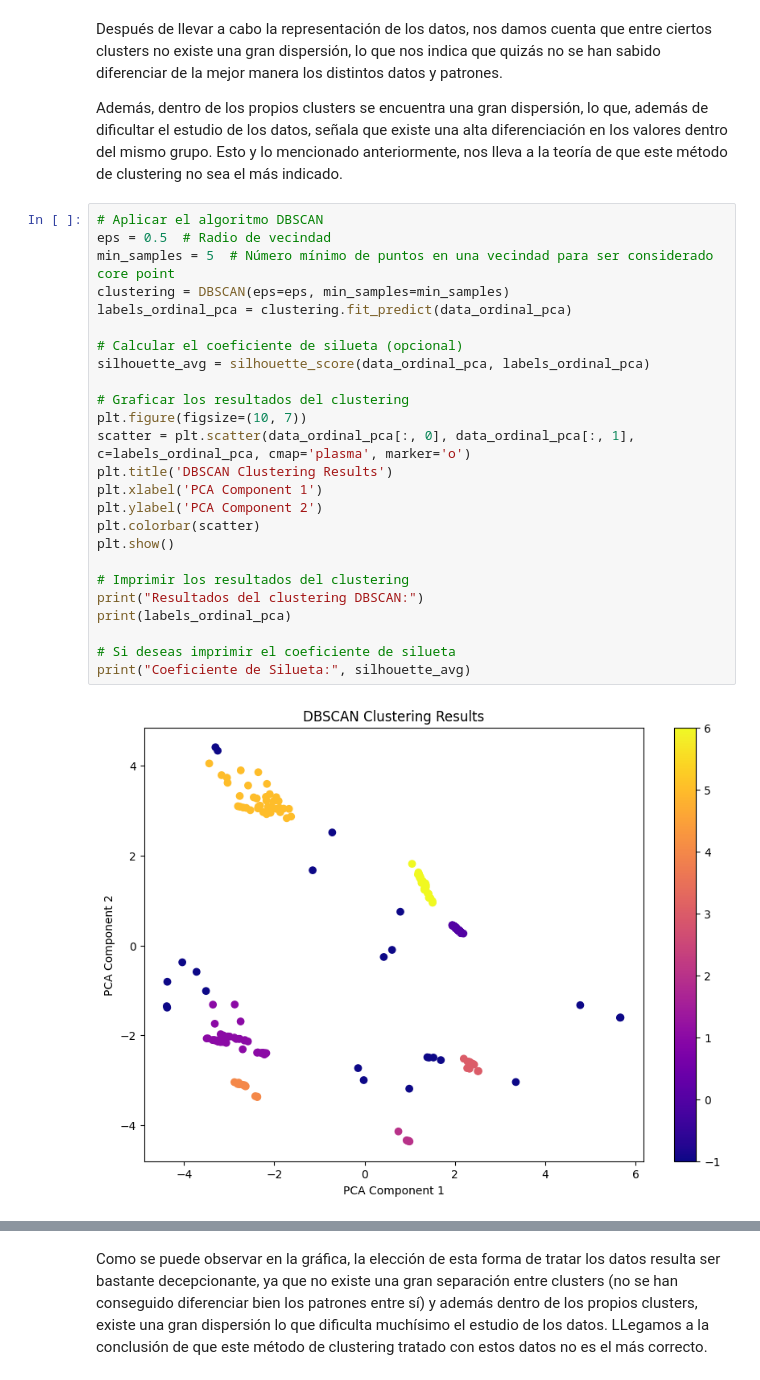
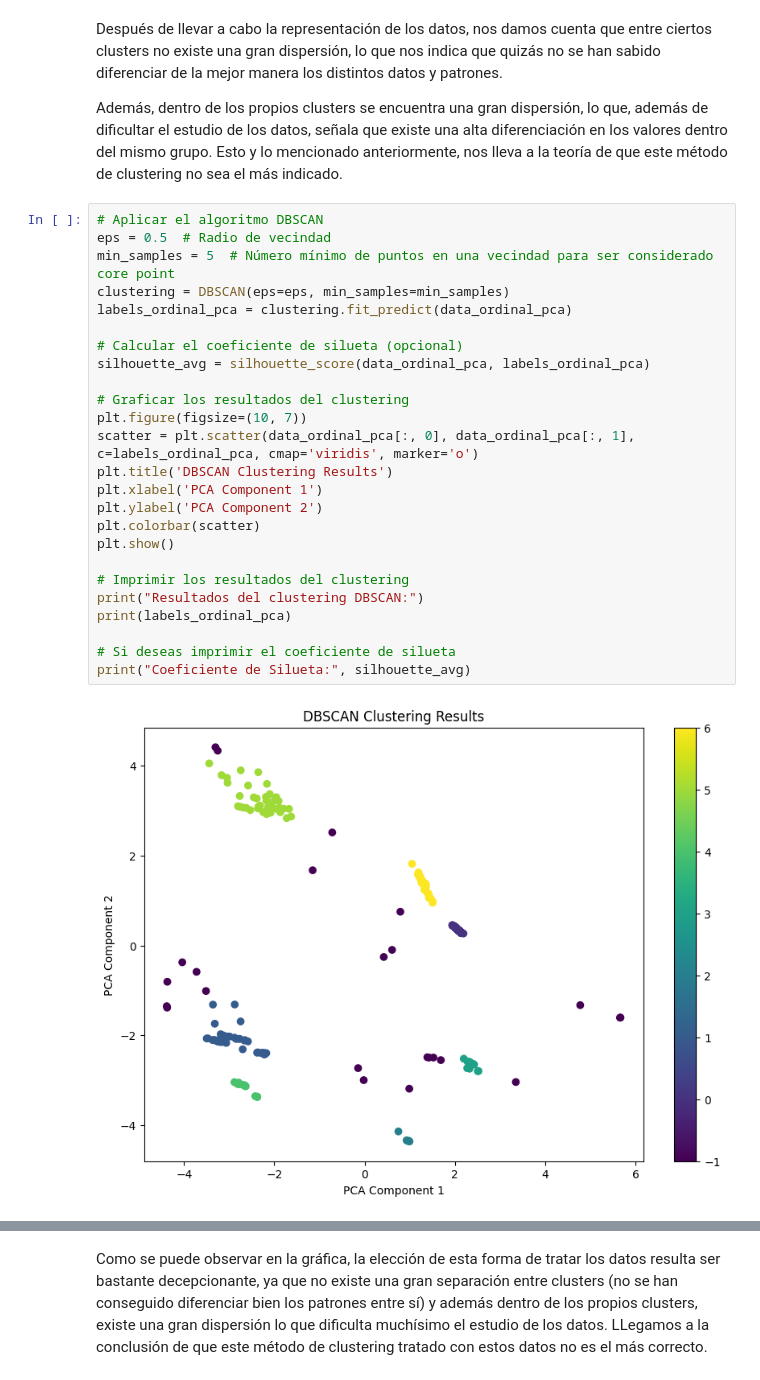
Before and after one commit to MigueLucena/Determinaci-n-Tipos-de-Estrellas, a Jupyter notebook: Practica2NT1.ipynb, the cells around one changed output, grey strips where cells are left out. Drawn from its saved outputs; the diff is of its cells as text.

```diff
--- a/Practica2NT1.ipynb
+++ b/Practica2NT1.ipynb
@@ -548,30 +548,30 @@ Además, dentro de los propios clusters se encuentra una gran dispersión, lo qu
 # %%
 # Aplicar el algoritmo DBSCAN
 eps = 0.5  # Radio de vecindad
 min_samples = 5  # Número mínimo de puntos en una vecindad para ser considerado core point
 clustering = DBSCAN(eps=eps, min_samples=min_samples)
 labels_ordinal_pca = clustering.fit_predict(data_ordinal_pca)
 
 # Calcular el coeficiente de silueta (opcional)
 silhouette_avg = silhouette_score(data_ordinal_pca, labels_ordinal_pca)
 
 # Graficar los resultados del clustering
 plt.figure(figsize=(10, 7))
-scatter = plt.scatter(data_ordinal_pca[:, 0], data_ordinal_pca[:, 1], c=labels_ordinal_pca, cmap='plasma', marker='o')
+scatter = plt.scatter(data_ordinal_pca[:, 0], data_ordinal_pca[:, 1], c=labels_ordinal_pca, cmap='viridis', marker='o')
 plt.title('DBSCAN Clustering Results')
 plt.xlabel('PCA Component 1')
 plt.ylabel('PCA Component 2')
 plt.colorbar(scatter)
 plt.show()
 
 # Imprimir los resultados del clustering
 print("Resultados del clustering DBSCAN:")
 print(labels_ordinal_pca)
 
 # Si deseas imprimir el coeficiente de silueta
 print("Coeficiente de Silueta:", silhouette_avg)
 # %% [output]
-[figure, old version]
+[figure, new version]
 Resultados del clustering DBSCAN:
 [ 0  0  0  0  0  0  0  0  0  0  0  0  0  0  0  0  0  0  0  0  1  2 -1  2
   1  3  4  3  3 -1  5  1  1 -1  3  2  3  3  3  3  6  6  6  6  6  6  6  6
```
Also changed, not shown: parts of 11 cells of this notebook.
